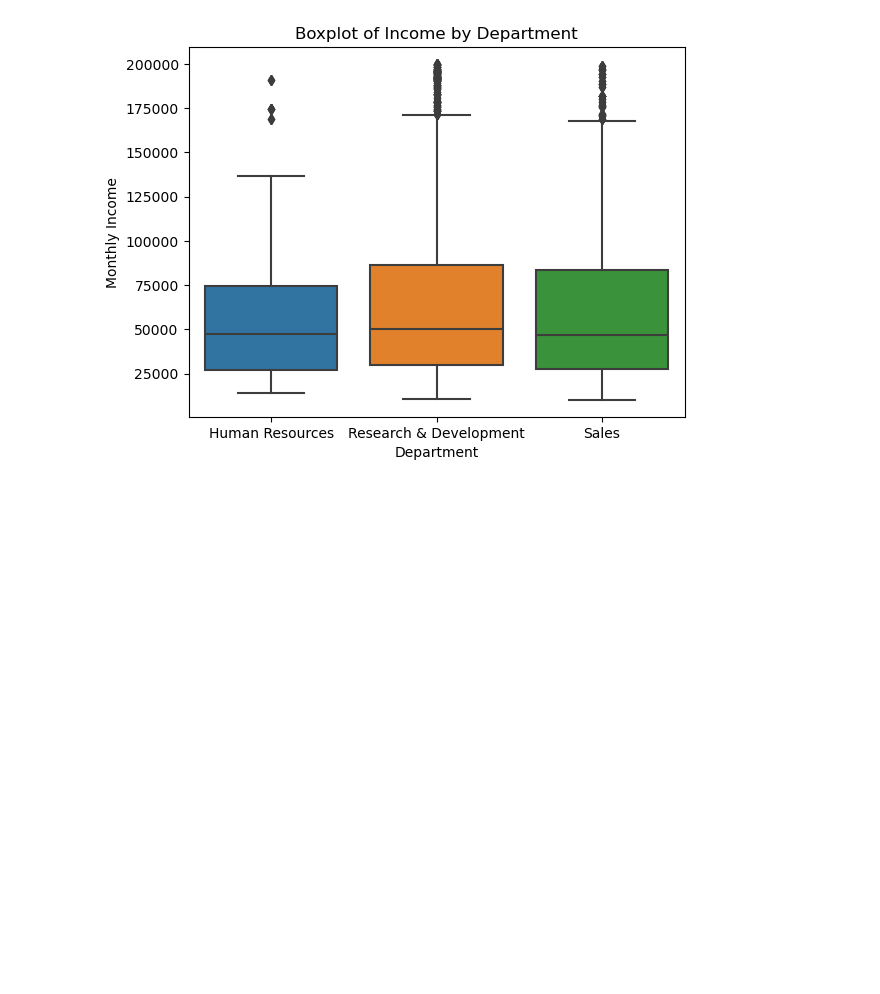
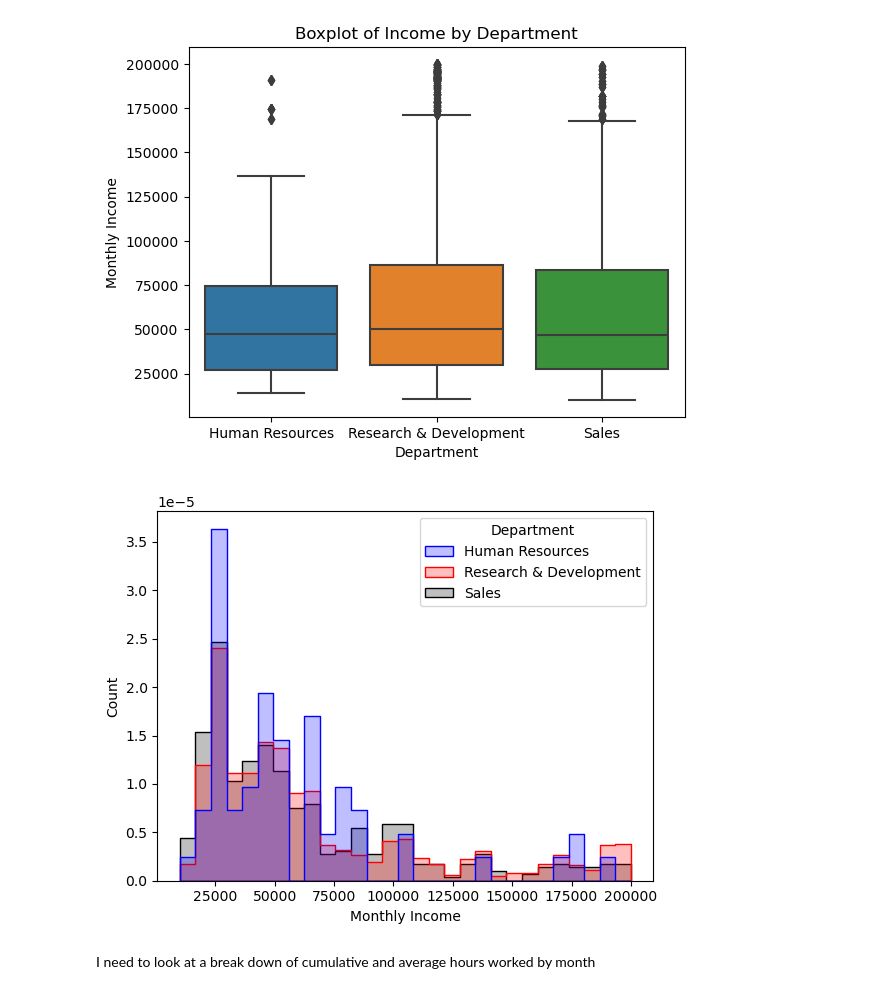
Before and after one commit to jguptil1/Portfolio-Projects, a Jupyter notebook: HR Case Study/HRProjectEDA.ipynb, the cells around one changed output. Drawn from its saved outputs; the diff is of its cells as text; code cells hidden in the pictures; blank space fills up the shorter version.

```diff
--- a/HR Case Study/HRProjectEDA.ipynb
+++ b/HR Case Study/HRProjectEDA.ipynb
@@ -140,2 +142,14 @@ plt.show()
 # %% [output]
 [figure]
+# %%
+custom_palette = ['blue', 'red', 'black']
+sns.histplot(data=data, x='MonthlyIncome', hue='Department', element='step', stat='density', common_norm=False, palette=custom_palette)
+
+plt.xlabel('Monthly Income')
+plt.ylabel('Count')
+
+plt.show()
+# %% [output]
+[figure, added]
+# %% [markdown]
+I need to look at a break down of cumulative and average hours worked by month
```
Also changed, not shown: parts of 5 cells of this notebook.
